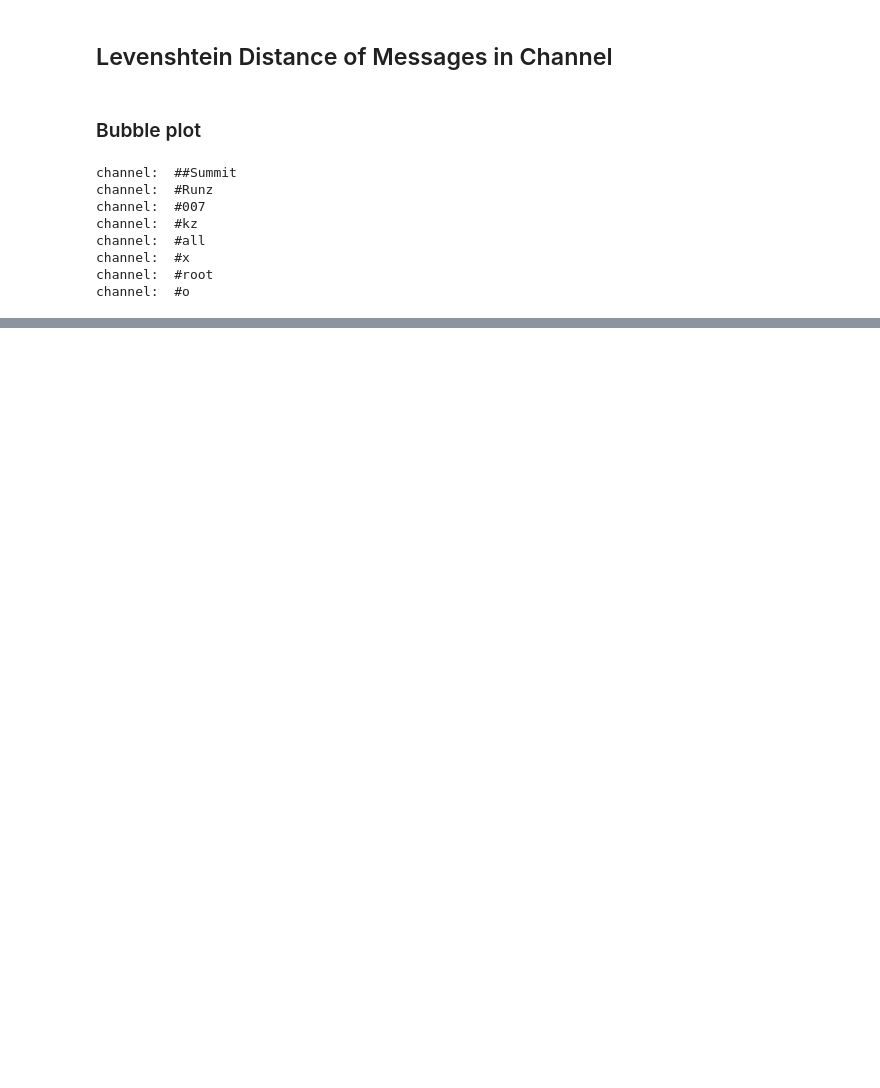
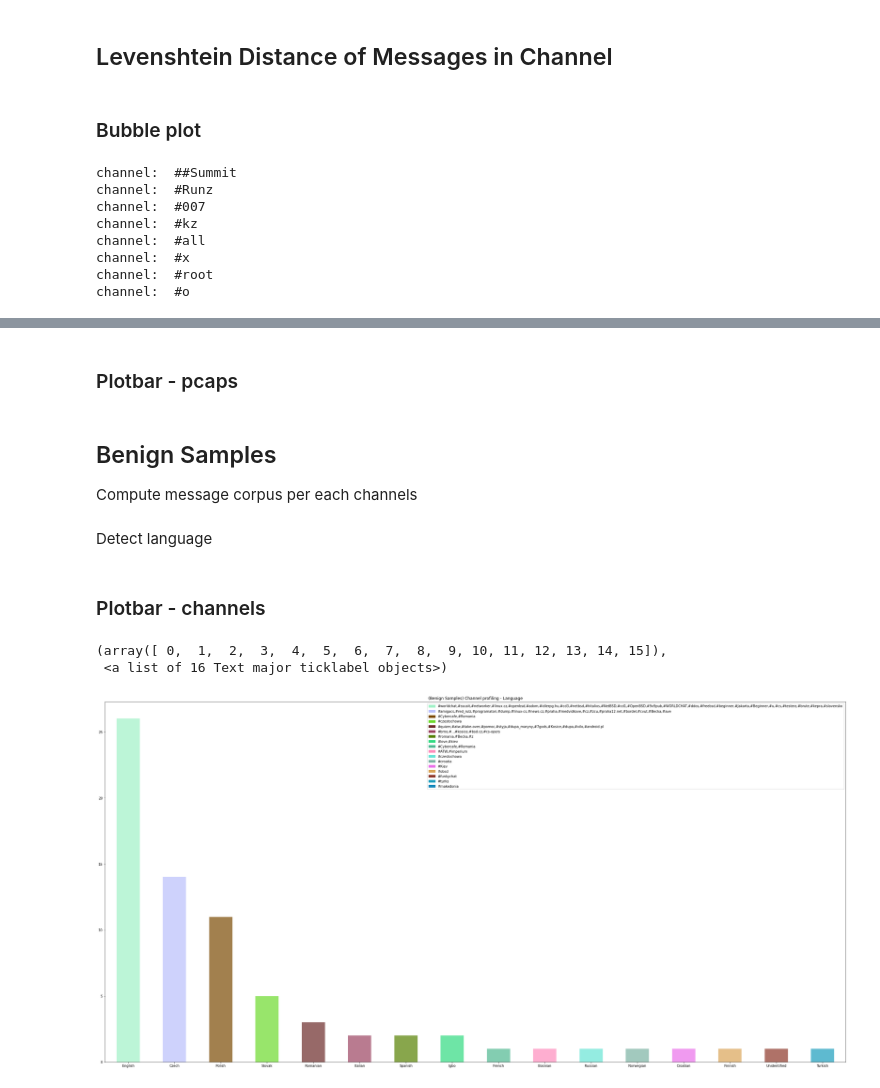
Before and after one commit to stratosphereips/IRC-Behavioral-Analysis, a Jupyter notebook: python/channel_profiling.ipynb, the cells around one changed output, grey strips where cells are left out. Saved outputs shown, nothing was run; the diff lists cells and outputs as text; code cells hidden in the pictures; blank space fills up the shorter version.

```diff
--- a/python/channel_profiling.ipynb
+++ b/python/channel_profiling.ipynb
@@ -54,7 +54,7 @@ logs_join = logs_join_mal + logs_join_benign
 
 
 logs_privmsg_mal = list(map(lambda x: load_logs(x),logs_fn_privmsg_mal))
-logs_privmsg_mal = [list(filter(lambda x: x['target'].startswith('#'), log)) for log in logs_privmsg_mal]
+logs_privmsgmal = [list(filter(lambda x: x['target'].startswith('#'), log)) for log in logs_privmsg_mal]
 
 logs_privmsg_benign = list(map(lambda x: load_logs(x), logs_fn_privmsg_benign))
 logs_privmsg_benign = [list(filter(lambda x: x['target'].startswith('#'), log)) for log in logs_privmsg_benign]
@@ -218,0 +314,2 @@ channel:  #o
+# %% [markdown]
+### Plotbar - pcaps
@@ -218,0 +328,46 @@ channel:  #o
+# %% [markdown]
+## Benign Samples
+
+Compute message corpus per each channels
+# %%
+corpus_df_benign = pd.DataFrame(columns=['pcap','corpus','lang'])
+for ln, logs in zip(log_names_benign, logs_privmsg_benign_divided):
+    for channel in logs.keys():
+        corpus = load_corpus(logs[channel], ln)
+        corpus_df_benign = corpus_df_benign.append({'pcap': ln, 'channel': channel, 'corpus': corpus}, ignore_index=True)
+# %% [markdown]
+Detect language
+# %%
+for i, c in corpus_df_benign.iterrows():
+    pcap = c['pcap']
+    text = " ".join(c['corpus'])
+    lang = "Unidentified"
+    if len(text) > 2:
+        code = TextBlob(text).detect_language()
+        lang = pycountry.languages.get(alpha_2=code).name
+    corpus_df_benign.iloc[i]['lang'] =  lang
+# %% [markdown]
+### Plotbar - channels
+# %%
+import random
+# corpus_df.plot.pie(y='lang', figsize=(5,5))
+fig = plt.figure(figsize=(40,20))
+rgb = [(random.random(), random.random(), random.random()) for i in range(corpus_df_benign.shape[0])]
+langs = ['English', 'Czech', 'Spanish', 'French', 'Polish','Slovak',
+         'Romanian', 'Italian', 'Spanish', 'Igbo', 'French','Bosnian',
+         'Russian', 'Norwegian', 'Finnish', 'Turkish', 'Unidentified']
+myplot = corpus_df_benign['lang'].value_counts().plot(kind='bar', color=rgb, title='(Benign Samples) Channel profiling - Language', alpha=0.7)
+import matplotlib.patches as mpatches
+
+handle_arr = []
+for c, lang in zip(rgb, langs):
+    h = mpatches.Patch(color=c, label= ",".join(list(corpus_df_benign[corpus_df_benign['lang'] == lang]['channel'])))
+    handle_arr.append(h)
+
+myplot.legend(handles=handle_arr)
+
+plt.xticks(rotation=0)
+# %% [output]
+(array([ 0,  1,  2,  3,  4,  5,  6,  7,  8,  9, 10, 11, 12, 13, 14, 15]),
+ <a list of 16 Text major ticklabel objects>)
+[figure, added]
```
Also changed, not shown: parts of 19 cells of this notebook, 3 other files.
